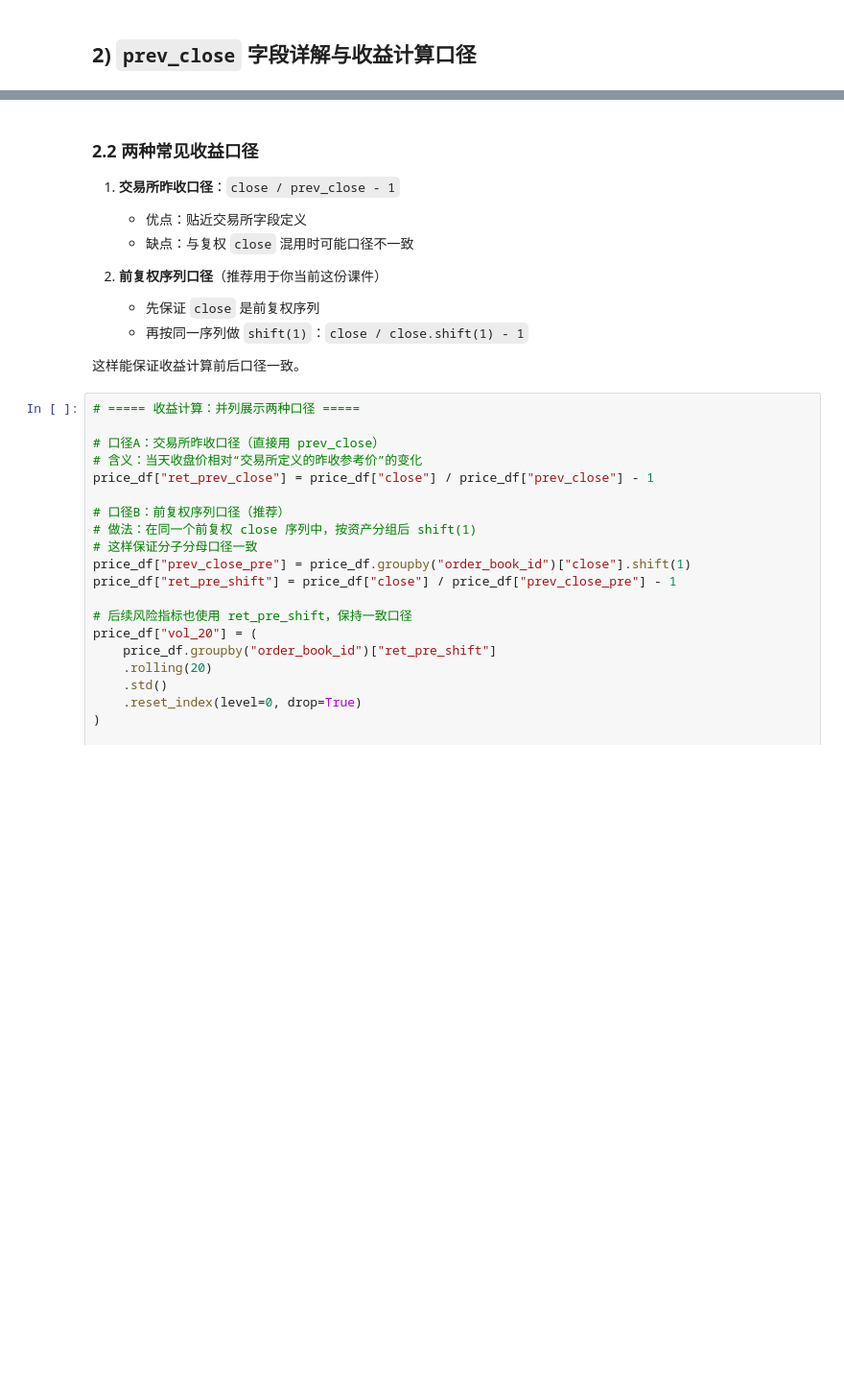
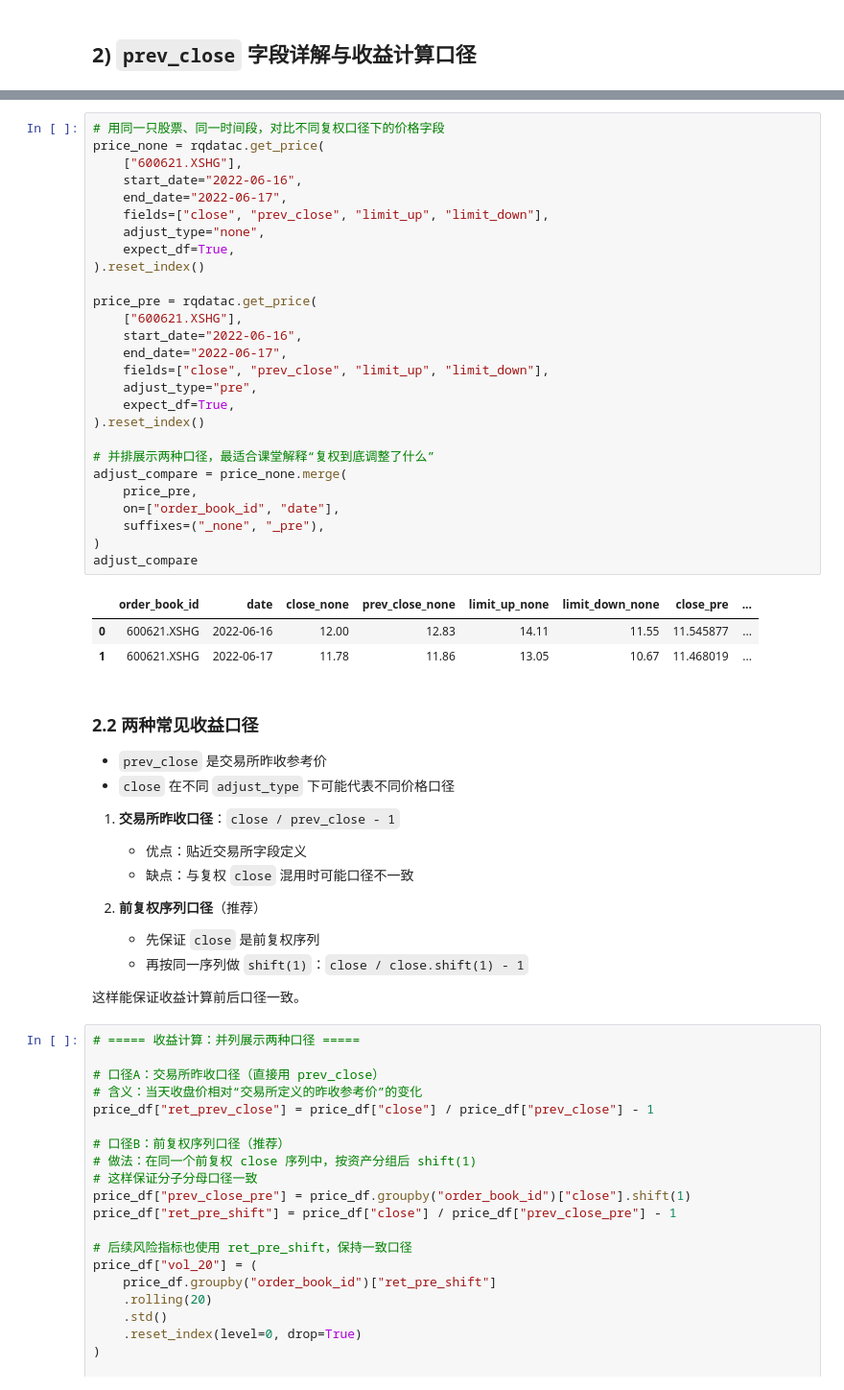
Before and after one commit to GoodNight0721/fec_workshop, a Jupyter notebook: quant_investing/compact_6lectures/C01_数据入口与资产池.ipynb, the cells around one changed output, grey strips where cells are left out. Shown at 96% size. Saved outputs shown, nothing was run; the diff lists cells and outputs as text; blank space fills up the shorter version.

```diff
--- a/quant_investing/compact_6lectures/C01_数据入口与资产池.ipynb
+++ b/quant_investing/compact_6lectures/C01_数据入口与资产池.ipynb
@@ -96,11 +137,45 @@ example
+# %%
+# 用同一只股票、同一时间段，对比不同复权口径下的价格字段
+price_none = rqdatac.get_price(
+    ["600621.XSHG"],
+    start_date="2022-06-16",
+    end_date="2022-06-17",
+    fields=["close", "prev_close", "limit_up", "limit_down"],
+    adjust_type="none",
+    expect_df=True,
+).reset_index()
+
+price_pre = rqdatac.get_price(
+    ["600621.XSHG"],
+    start_date="2022-06-16",
+    end_date="2022-06-17",
+    fields=["close", "prev_close", "limit_up", "limit_down"],
+    adjust_type="pre",
+    expect_df=True,
+).reset_index()
+
+# 并排展示两种口径，最适合课堂解释“复权到底调整了什么”
+adjust_compare = price_none.merge(
+    price_pre,
+    on=["order_book_id", "date"],
+    suffixes=("_none", "_pre"),
+)
+adjust_compare
+# %% [output]
+|  | order_book_id | date | close_none | prev_close_none | limit_up_none | limit_down_none | close_pre | ... |
+| 0 | 600621.XSHG | 2022-06-16 | 12.00 | 12.83 | 14.11 | 11.55 | 11.545877 | ... |
+| 1 | 600621.XSHG | 2022-06-17 | 11.78 | 11.86 | 13.05 | 10.67 | 11.468019 | ... |
 # %% [markdown]
 ### 2.2 两种常见收益口径
+
+- `prev_close` 是交易所昨收参考价
+- `close` 在不同 `adjust_type` 下可能代表不同价格口径
 
 1. **交易所昨收口径**：`close / prev_close - 1`
    - 优点：贴近交易所字段定义
    - 缺点：与复权 `close` 混用时可能口径不一致
 
-2. **前复权序列口径**（推荐用于你当前这份课件）
+2. **前复权序列口径**（推荐）
    - 先保证 `close` 是前复权序列
    - 再按同一序列做 `shift(1)`：`close / close.shift(1) - 1`
 
```
Also changed, not shown: parts of 17 cells of this notebook.
